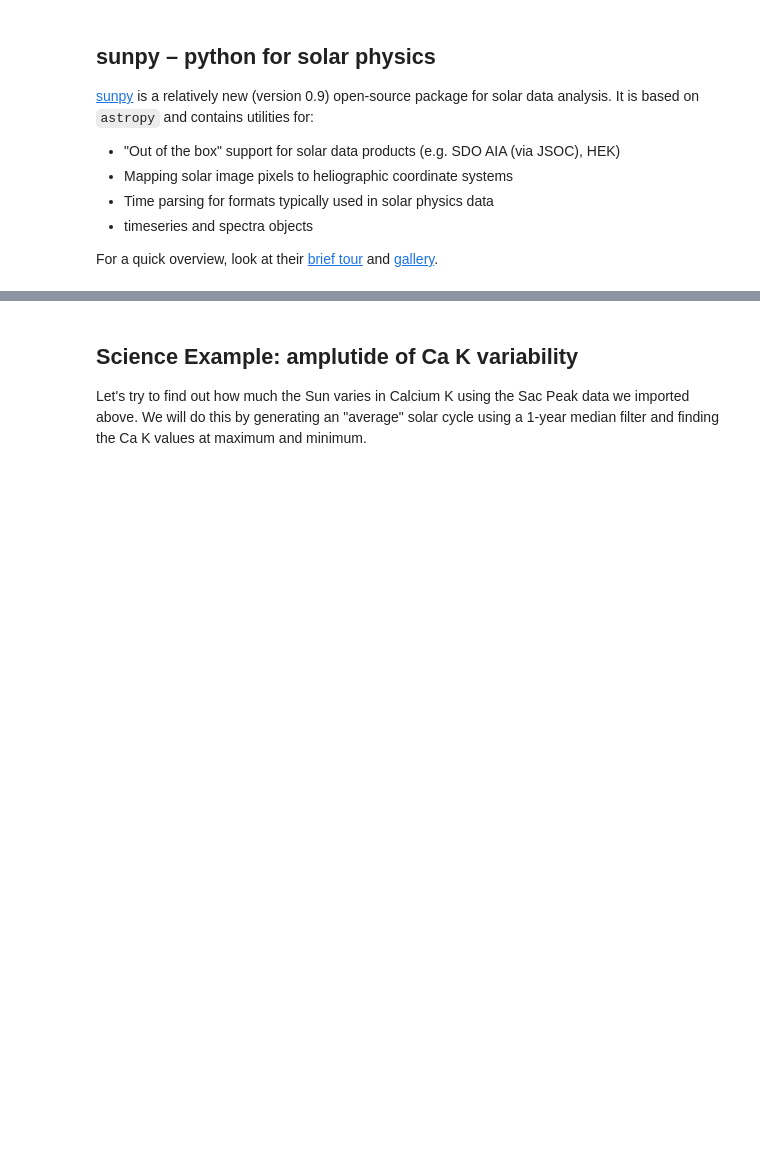
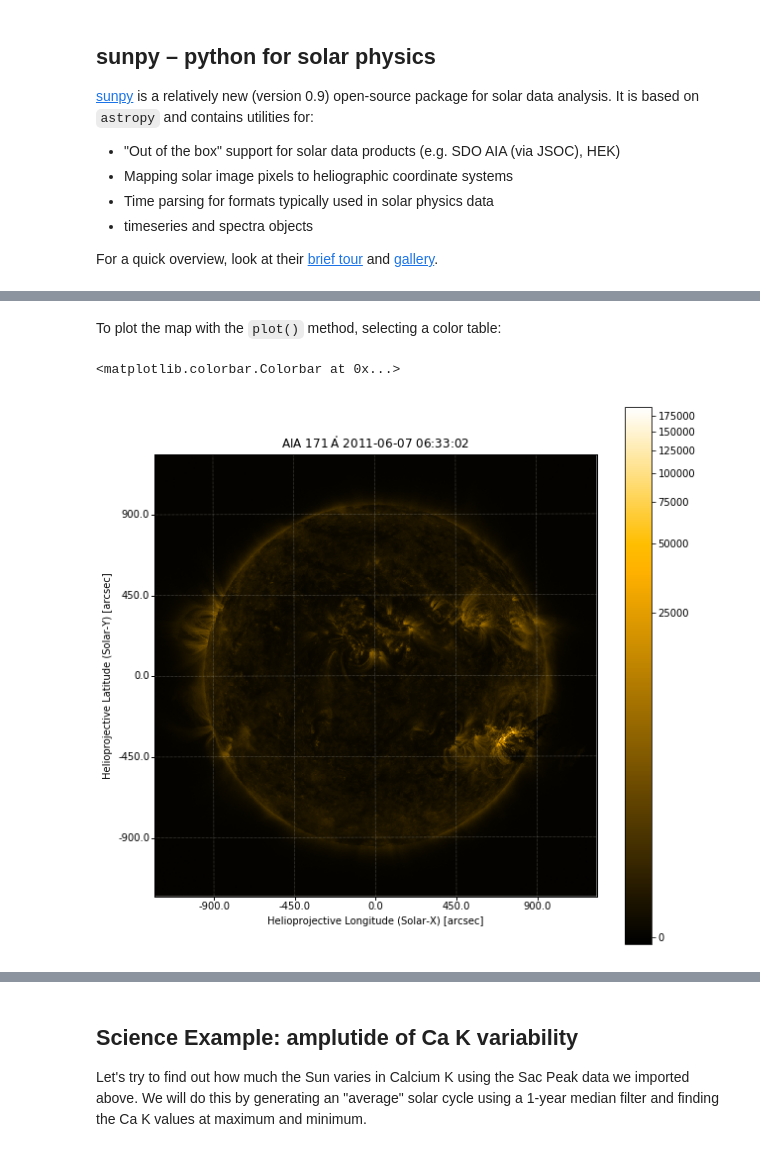
Before and after one commit to rickyegeland/python_tutorial, a Jupyter notebook: Python Tutorial.ipynb, the cells around one changed output, grey strips where cells are left out. Cells and saved outputs as stored; diff of their text form; code cells hidden in the pictures; blank space fills up the shorter version.

```diff
--- a/Python Tutorial.ipynb
+++ b/Python Tutorial.ipynb
@@ -1877,0 +2283,2 @@ plt.ylabel("Ca K Emission Index")
+# %% [markdown]
+To plot the map with the `plot()` method, selecting a color table:
@@ -1877,0 +2287,7 @@ plt.ylabel("Ca K Emission Index")
+# %%
+fig = plt.figure(figsize=(10,10))
+aia.plot(cmap=plt.get_cmap('sdoaia171'))
+plt.colorbar()
+# %% [output]
+<matplotlib.colorbar.Colorbar at 0x...>
+[figure, added]
```
Also changed, not shown: parts of 56 cells of this notebook.
